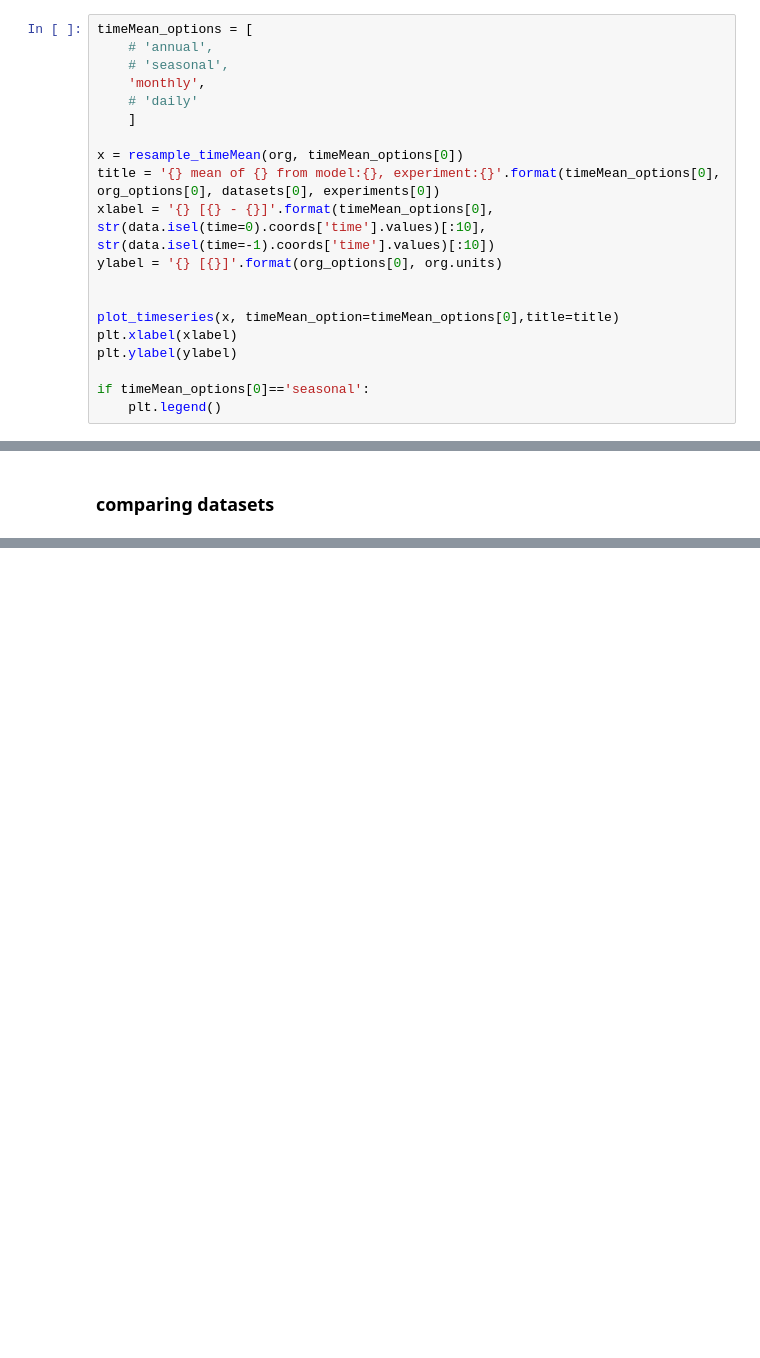
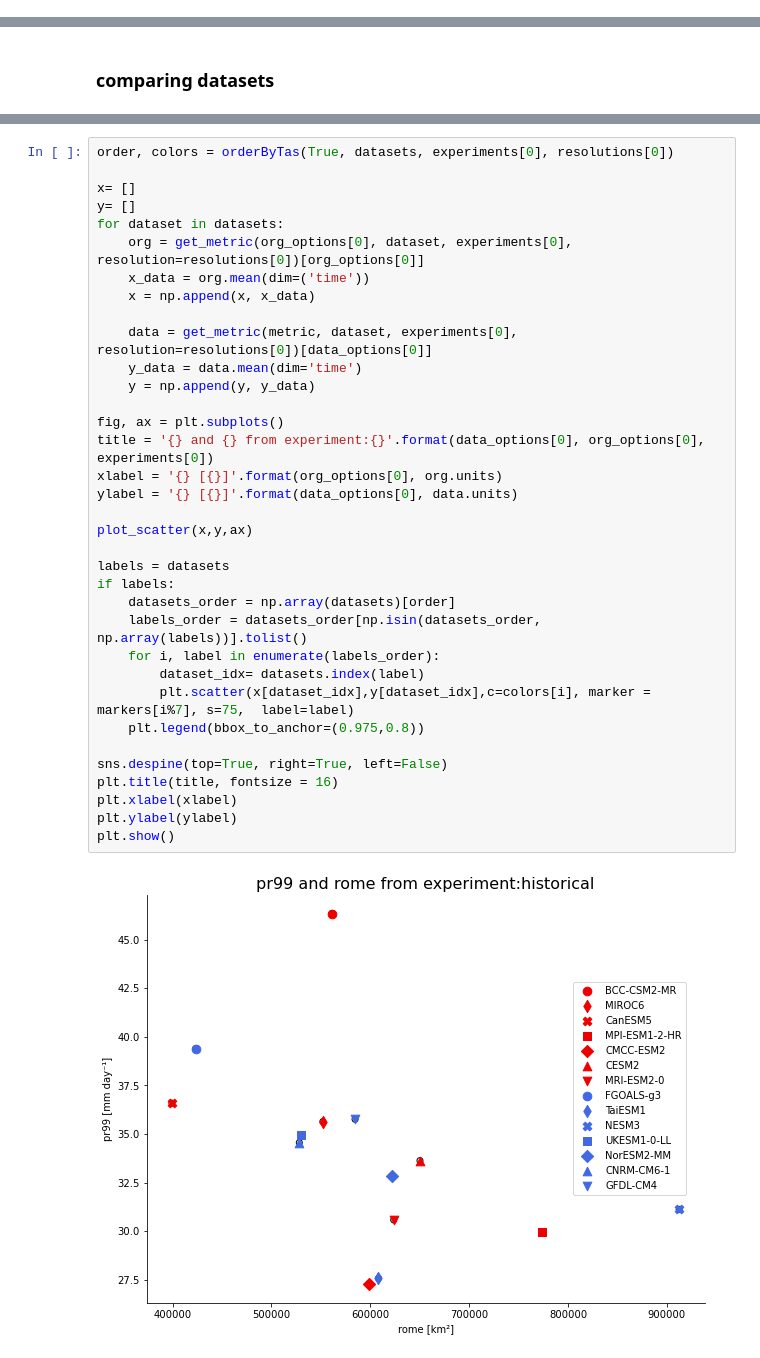
Before and after one commit to PBlackberg/phd, a Jupyter notebook: plotting/correlations/org_pr/org_prPercentile.ipynb, the cells around one changed output, grey strips where cells are left out. Cells and saved outputs as stored; diff of their text form; blank space fills up the shorter version.

Commit message:
plotting org_corr

```diff
--- a/plotting/correlations/org_pr/org_prPercentile.ipynb
+++ b/plotting/correlations/org_pr/org_prPercentile.ipynb
@@ -237,20 +204,0 @@ if timeMean_options[0]=='seasonal':
-# %%
-timeMean_options = [
-    # 'annual',
-    # 'seasonal',
-    'monthly',
-    # 'daily'
-    ]
-
-x = resample_timeMean(org, timeMean_options[0])
-title = '{} mean of {} from model:{}, experiment:{}'.format(timeMean_options[0], org_options[0], datasets[0], experiments[0])
-xlabel = '{} [{} - {}]'.format(timeMean_options[0], str(data.isel(time=0).coords['time'].values)[:10], str(data.isel(time=-1).coords['time'].values)[:10])
-ylabel = '{} [{}]'.format(org_options[0], org.units)
-
-
-plot_timeseries(x, timeMean_option=timeMean_options[0],title=title)
-plt.xlabel(xlabel)
-plt.ylabel(ylabel)
-
-if timeMean_options[0]=='seasonal':
-    plt.legend()
@@ -512,0 +371,37 @@ plt.subplots_adjust(left=0.1, bottom=0.1, right=0.9, top=0.9, wspace=0.15, hspac
+# %%
+order, colors = orderByTas(True, datasets, experiments[0], resolutions[0])
+
+x= []
+y= []
+for dataset in datasets:
+    org = get_metric(org_options[0], dataset, experiments[0], resolution=resolutions[0])[org_options[0]]
+    x_data = org.mean(dim=('time'))
+    x = np.append(x, x_data)
+
+    data = get_metric(metric, dataset, experiments[0], resolution=resolutions[0])[data_options[0]]
+    y_data = data.mean(dim='time')
+    y = np.append(y, y_data)
+
+fig, ax = plt.subplots()
+title = '{} and {} from experiment:{}'.format(data_options[0], org_options[0], experiments[0])
+xlabel = '{} [{}]'.format(org_options[0], org.units)
+ylabel = '{} [{}]'.format(data_options[0], data.units)
+
+plot_scatter(x,y,ax)
+
+labels = datasets
+if labels:
+    datasets_order = np.array(datasets)[order]
+    labels_order = datasets_order[np.isin(datasets_order, np.array(labels))].tolist()
+    for i, label in enumerate(labels_order):
+        dataset_idx= datasets.index(label)
+        plt.scatter(x[dataset_idx],y[dataset_idx],c=colors[i], marker = markers[i%7], s=75,  label=label)
+    plt.legend(bbox_to_anchor=(0.975,0.8))
+
+sns.despine(top=True, right=True, left=False)
+plt.title(title, fontsize = 16)
+plt.xlabel(xlabel)
+plt.ylabel(ylabel)
+plt.show()
+# %% [output]
+[figure, added]
```
Also changed, not shown: parts of 25 cells of this notebook, 10 other files.
